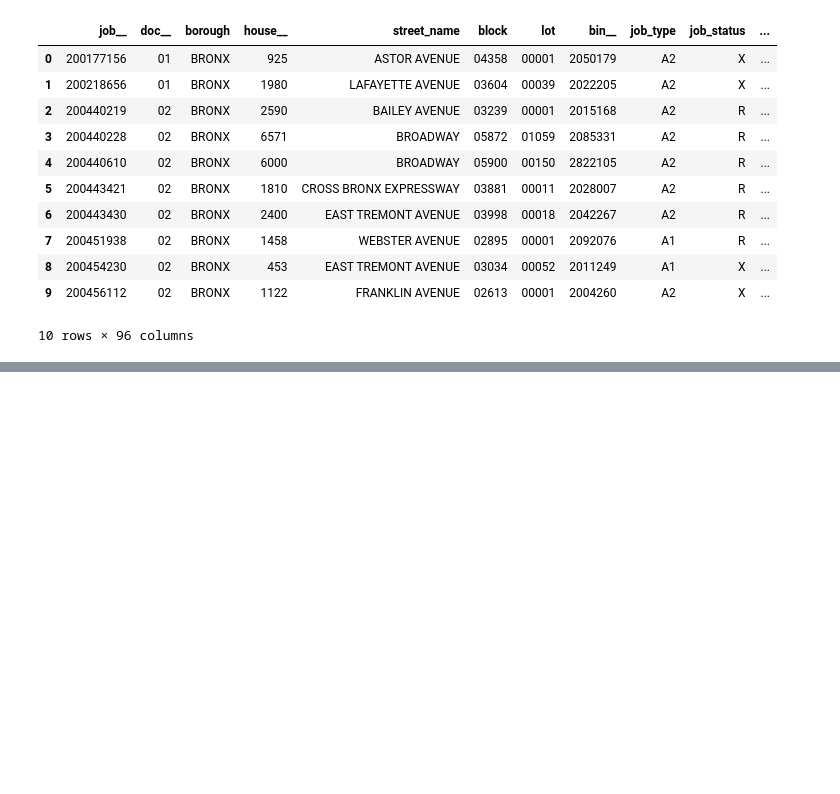
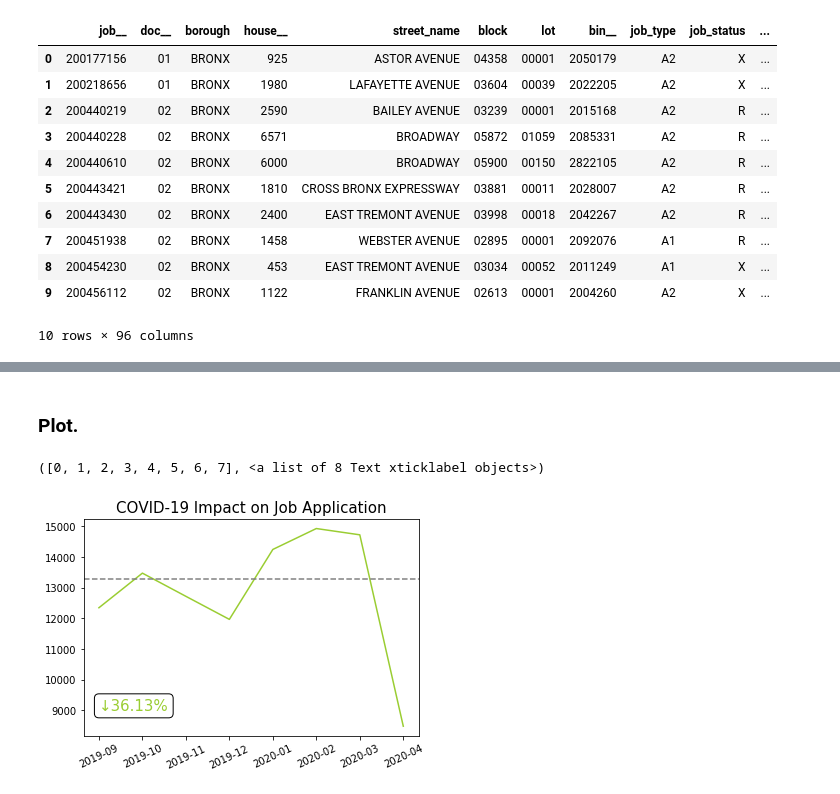
Before and after one commit to ArcZz/Nyc_Cov19_project, a Jupyter notebook: jobApplication.ipynb, the cells around one changed output, grey strips where cells are left out. Drawn from its saved outputs; the diff is of its cells as text; code cells hidden in the pictures; blank space fills up the shorter version.

```diff
--- a/jobApplication.ipynb
+++ b/jobApplication.ipynb
@@ -43,0 +84,6 @@ data = data.filter(data["month"] != 5)
+# %%
+avg_data.createOrReplaceTempView("avg_data")
+avg_num = spark.sql("SELECT avg(jobApplication) as avg_num FROM avg_data")
+avg_num = avg_num.rdd.map(list)
+avg_number = avg_num.take(1)[0][0]
+print("Average job applications before March 2020 is: ", avg_number)
@@ -43,0 +94,11 @@ data = data.filter(data["month"] != 5)
+# %%
+data.createOrReplaceTempView("latest_data")
+latest_number = spark.sql("SELECT jobApplication FROM latest_data WHERE month_name = \
+                                     (SELECT max(month_name) FROM  latest_data)")
+
+latest_number = latest_number.rdd.map(list)
+latest_number = latest_number.take(1)[0][0]
+falling_rate = (avg_number - latest_number)/ avg_number
+print("Falling rate is: ", falling_rate)
+
+falling_rate = falling_rate * 100
@@ -60,0 +125,20 @@ d.plot(x = "month", y = "count")
+# %% [markdown]
+### Plot.
+# %%
+#job application
+plt.plot("month_name", "jobApplication", data = d, color = "yellowgreen")
+
+#average job applications before March 2020
+plt.axhline(y = avg_number,ls = "dashed",color = "grey")
+
+#title
+plt.title("COVID-19 Impact on Job Application",fontsize = 15)
+
+#annotaion: falling rate
+bbox_props = dict(boxstyle="round", facecolor = "white")
+plt.text(0, 9000, falling_rate_str, size = 15, color = "yellowgreen", bbox=bbox_props)
+
+plt.xticks(rotation=25)
+# %% [output]
+([0, 1, 2, 3, 4, 5, 6, 7], <a list of 8 Text xticklabel objects>)
+[figure, added]
```
Also changed, not shown: parts of 14 cells of this notebook, 1 other file.
